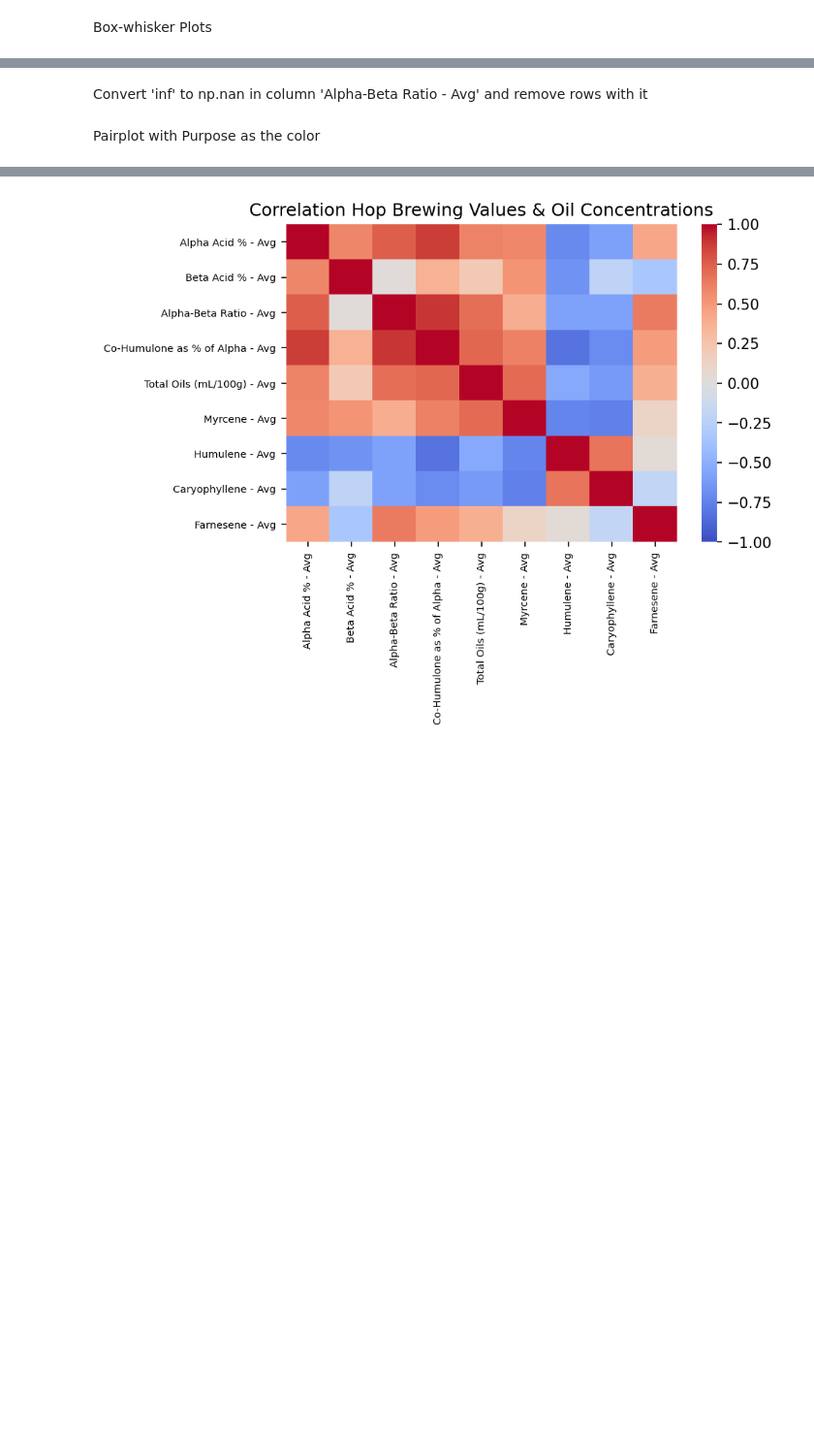
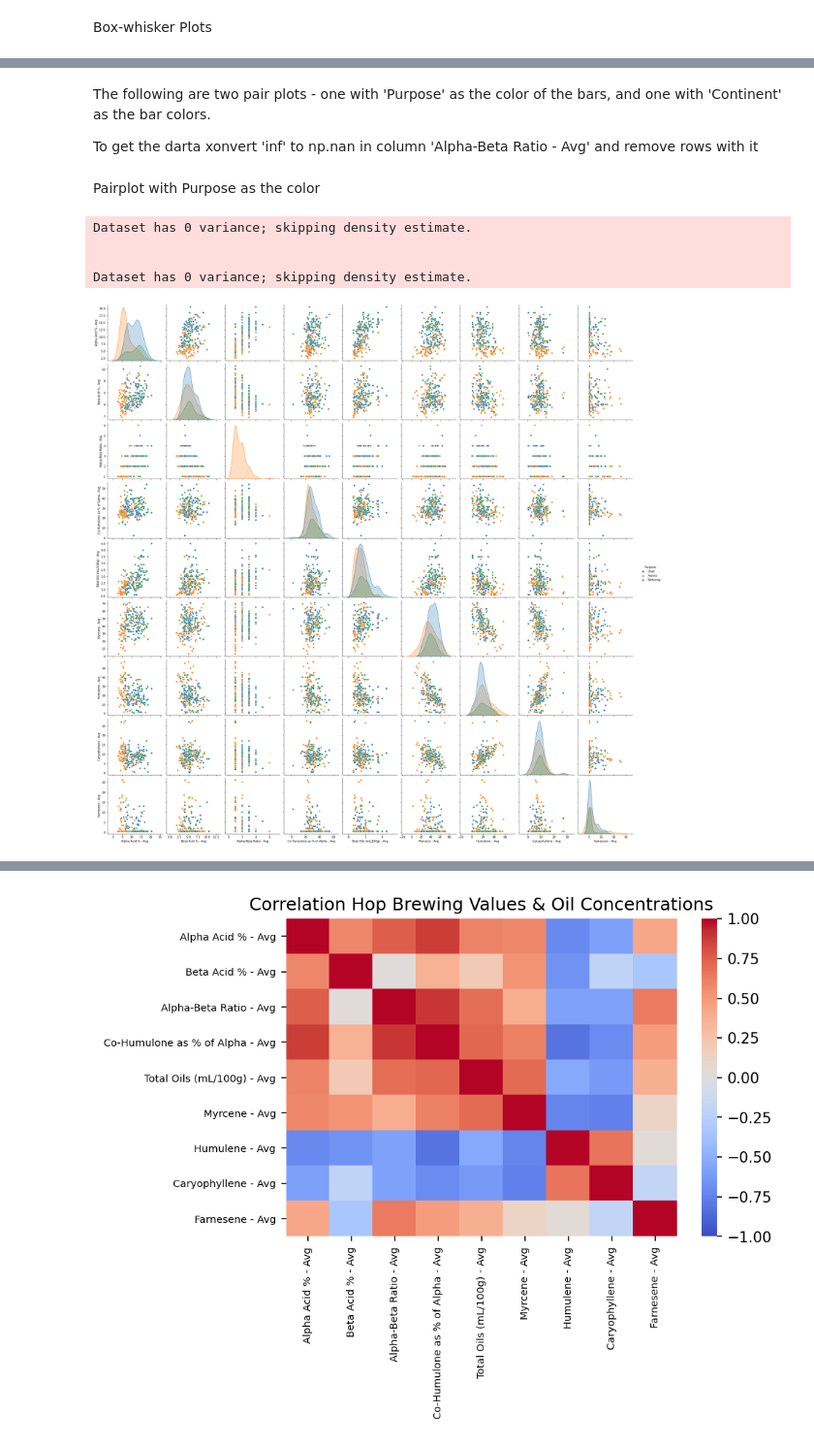
Before and after one commit to rc-9/Beer_Hops_Analysis, a Jupyter notebook: Visuals_Tomer.ipynb, the cells around one changed output, grey strips where cells are left out. Shown at 97% size. Saved outputs shown, nothing was run; the diff lists cells and outputs as text; code cells hidden in the pictures; blank space fills up the shorter version.

```diff
--- a/Visuals_Tomer.ipynb
+++ b/Visuals_Tomer.ipynb
@@ -202,2 +236,4 @@ for i in hops_bv.columns[:9]:
 # %% [markdown]
-Convert 'inf' to np.nan in column 'Alpha-Beta Ratio - Avg' and remove rows with it
+The following are two pair plots - one with 'Purpose' as the color of the bars, and one with 'Continent' as the bar colors.
+
+To get the darta xonvert 'inf' to np.nan in column 'Alpha-Beta Ratio - Avg' and remove rows with it
@@ -210,5 +240,11 @@ hops_bv = hops_bv.dropna(axis=0)
 # %% [markdown]
 Pairplot with Purpose as the color
 # %%
-# fig = sns.pairplot(hops_bv, height=3, hue='Purpose')
-# fig.savefig('images/Pairplot_purpose.png')
+fig = sns.pairplot(hops_bv, height=3, hue='Purpose')
+fig.savefig('images/Pairplot_purpose.png')
+# %% [output]
+Dataset has 0 variance; skipping density estimate.
+
+
+Dataset has 0 variance; skipping density estimate.
+[figure, added]
```
Also changed, not shown: parts of 60 cells of this notebook.
